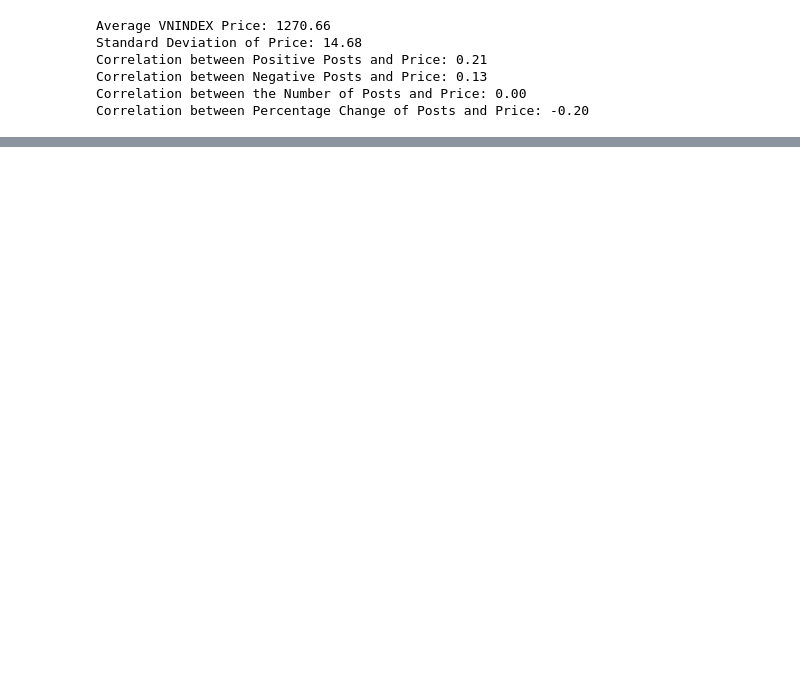
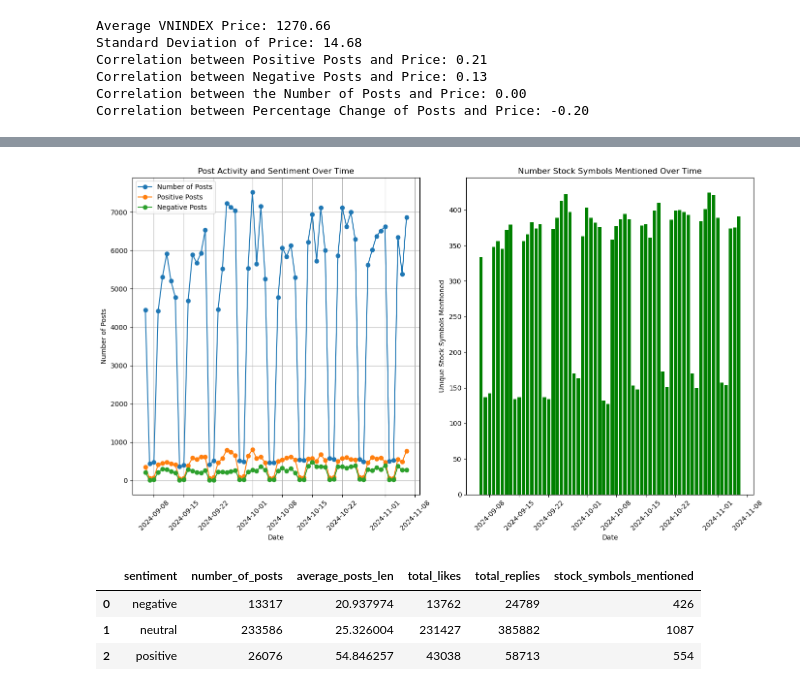
Before and after one commit to Legend0fHell/ait2006-data-processing-final, a Jupyter notebook: basic_analyze.ipynb, the cells around one changed output, grey strips where cells are left out. Drawn from its saved outputs; the diff is of its cells as text; code cells hidden in the pictures; blank space fills up the shorter version.

```diff
--- a/basic_analyze.ipynb
+++ b/basic_analyze.ipynb
@@ -488,0 +518,3 @@ Correlation between Positive Posts and Price Change on Volatile Days: 0.19
+# %%
+posts_df['word_count'] = posts_df['originalContent'].fillna('').str.split().str.len()
+posts_df
@@ -488,0 +535,14 @@ Correlation between Positive Posts and Price Change on Volatile Days: 0.19
+# %%
+
+posts_analyze = posts_df.groupby('date').agg(
+    number_of_posts = ('postID', 'count'),
+    number_of_positive_posts = ('sentiment', lambda x : (x == 'positive').sum()),
+    number_of_negative_posts = ('sentiment', lambda x : (x == 'negative').sum()),
+    average_posts_len = ('word_count', 'mean'),
+    total_likes = ('totalLikes', 'sum'),
+    total_replies = ('totalReplies', 'sum'),
+    stock_symbols_mentioned = ('symbol', lambda x : x.nunique())
+).reset_index()
+
+posts_analyze = posts_analyze.round(2)
+posts_analyze.head(2)
@@ -488,0 +553,45 @@ Correlation between Positive Posts and Price Change on Volatile Days: 0.19
+# %%
+# Set the figure size
+plt.figure(figsize=(14, 8))
+
+# Subplot 1: Number of Posts, Positive Posts, Negative Posts over time
+plt.subplot(1, 2, 1)
+plt.plot(posts_analyze['date'], posts_analyze['number_of_posts'], label='Number of Posts', marker='o')
+plt.plot(posts_analyze['date'], posts_analyze['number_of_positive_posts'], label='Positive Posts', marker='o')
+plt.plot(posts_analyze['date'], posts_analyze['number_of_negative_posts'], label='Negative Posts', marker='o')
+plt.title('Post Activity and Sentiment Over Time')
+plt.xlabel('Date')
+plt.ylabel('Number of Posts')
+plt.xticks(rotation=45)
+plt.legend()
+plt.grid(True)
+
+
+# Subplot 2: Stock Symbols Mentioned over time
+plt.subplot(1, 2, 2)
+plt.bar(posts_analyze['date'], posts_analyze['stock_symbols_mentioned'], color='green')
+plt.title('Number Stock Symbols Mentioned Over Time')
+plt.xlabel('Date')
+plt.ylabel('Unique Stock Symbols Mentioned')
+plt.xticks(rotation=45)
+
+# Adjust layout for better spacing
+plt.tight_layout()
+plt.show()
+# %% [output]
+[figure, added]
+# %%
+sentiment_analysis = posts_df.groupby('sentiment').agg(
+    number_of_posts = ('postID', 'count'),
+    average_posts_len = ('word_count', 'mean'),
+    total_likes = ('totalLikes', 'sum'),
+    total_replies = ('totalReplies', 'sum'),
+    stock_symbols_mentioned = ('symbol', lambda x: x.nunique())
+).reset_index()
+
+sentiment_analysis
+# %% [output]
+|  | sentiment | number_of_posts | average_posts_len | total_likes | total_replies | stock_symbols_mentioned |
+| 0 | negative | 13317 | 20.937974 | 13762 | 24789 | 426 |
+| 1 | neutral | 233586 | 25.326004 | 231427 | 385882 | 1087 |
+| 2 | positive | 26076 | 54.846257 | 43038 | 58713 | 554 |
```
Also changed, not shown: parts of 19 cells of this notebook.
